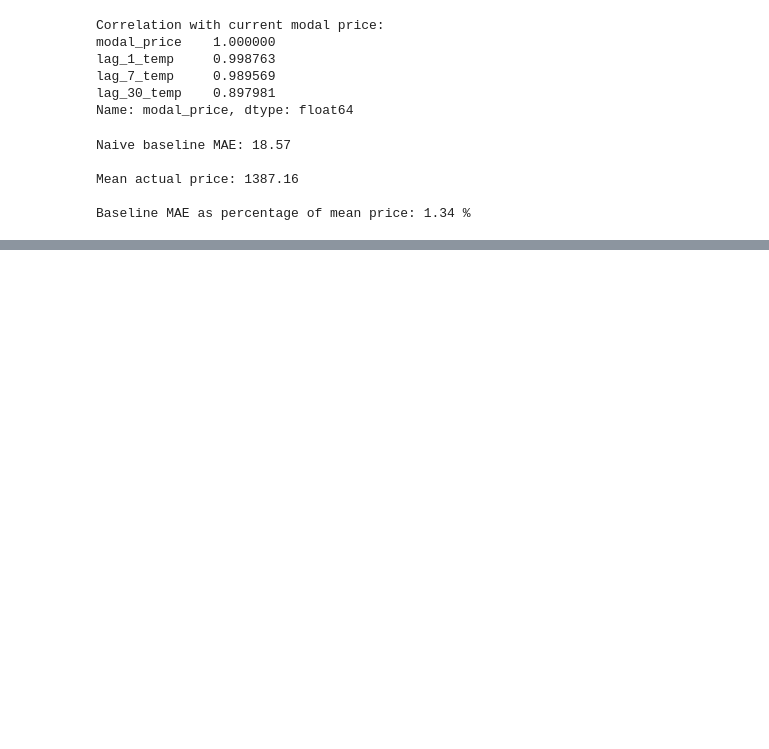
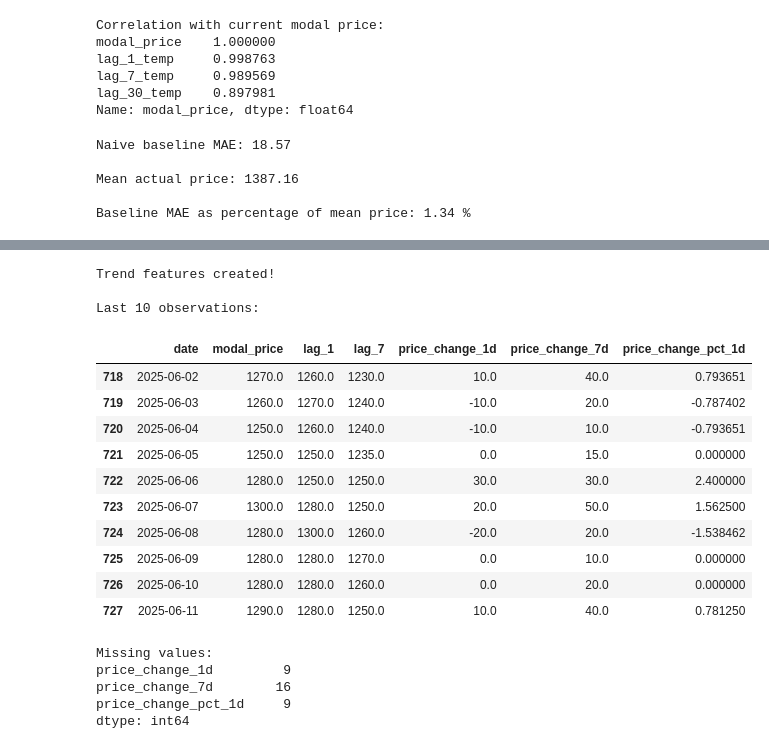
Before and after one commit to pratyuspatnaik/Cache-22, a Jupyter notebook: SIH_Agri_Price_Prediction.ipynb, the cells around one changed output, grey strips where cells are left out. Cells and saved outputs as stored; diff of their text form; code cells hidden in the pictures; blank space fills up the shorter version.

```diff
--- a/SIH_Agri_Price_Prediction.ipynb
+++ b/SIH_Agri_Price_Prediction.ipynb
@@ -1012,0 +1307,74 @@ Baseline MAE as percentage of mean price: 1.34 %
+# %%
+# ==========================================
+# SESSION 3 — PART 3.5
+# PRICE TREND FEATURES
+# ==========================================
+
+# 1-day absolute change
+feature_df["price_change_1d"] = (
+    feature_df["modal_price"] -
+    feature_df["lag_1"]
+)
+
+# 7-day absolute change
+feature_df["price_change_7d"] = (
+    feature_df["modal_price"] -
+    feature_df["lag_7"]
+)
+
+# 1-day percentage change
+feature_df["price_change_pct_1d"] = (
+    (
+        feature_df["modal_price"] -
+        feature_df["lag_1"]
+    )
+    / feature_df["lag_1"]
+) * 100
+
+print("Trend features created!")
+
+print("\nLast 10 observations:")
+display(
+    feature_df[
+        [
+            "date",
+            "modal_price",
+            "lag_1",
+            "lag_7",
+            "price_change_1d",
+            "price_change_7d",
+            "price_change_pct_1d"
+        ]
+    ].tail(10)
+)
+
+print("\nMissing values:")
+print(
+    feature_df[
+        [
+            "price_change_1d",
+            "price_change_7d",
+            "price_change_pct_1d"
+        ]
+    ].isna().sum()
+)
+# %% [output]
+Trend features created!
+
+Last 10 observations:
+|  | date | modal_price | lag_1 | lag_7 | price_change_1d | price_change_7d | price_change_pct_1d |
+| 718 | 2025-06-02 | 1270.0 | 1260.0 | 1230.0 | 10.0 | 40.0 | 0.793651 |
+| 719 | 2025-06-03 | 1260.0 | 1270.0 | 1240.0 | -10.0 | 20.0 | -0.787402 |
+| 720 | 2025-06-04 | 1250.0 | 1260.0 | 1240.0 | -10.0 | 10.0 | -0.793651 |
+| 721 | 2025-06-05 | 1250.0 | 1250.0 | 1235.0 | 0.0 | 15.0 | 0.000000 |
+| 722 | 2025-06-06 | 1280.0 | 1250.0 | 1250.0 | 30.0 | 30.0 | 2.400000 |
+| 723 | 2025-06-07 | 1300.0 | 1280.0 | 1250.0 | 20.0 | 50.0 | 1.562500 |
+| 724 | 2025-06-08 | 1280.0 | 1300.0 | 1260.0 | -20.0 | 20.0 | -1.538462 |
+| 725 | 2025-06-09 | 1280.0 | 1280.0 | 1270.0 | 0.0 | 10.0 | 0.000000 |
+| 726 | 2025-06-10 | 1280.0 | 1280.0 | 1260.0 | 0.0 | 20.0 | 0.000000 |
+| 727 | 2025-06-11 | 1290.0 | 1280.0 | 1250.0 | 10.0 | 40.0 | 0.781250 |
+Missing values:
+price_change_1d         9
+price_change_7d        16
+price_change_pct_1d     9
+dtype: int64
```
Also changed, not shown: parts of 42 cells of this notebook.
